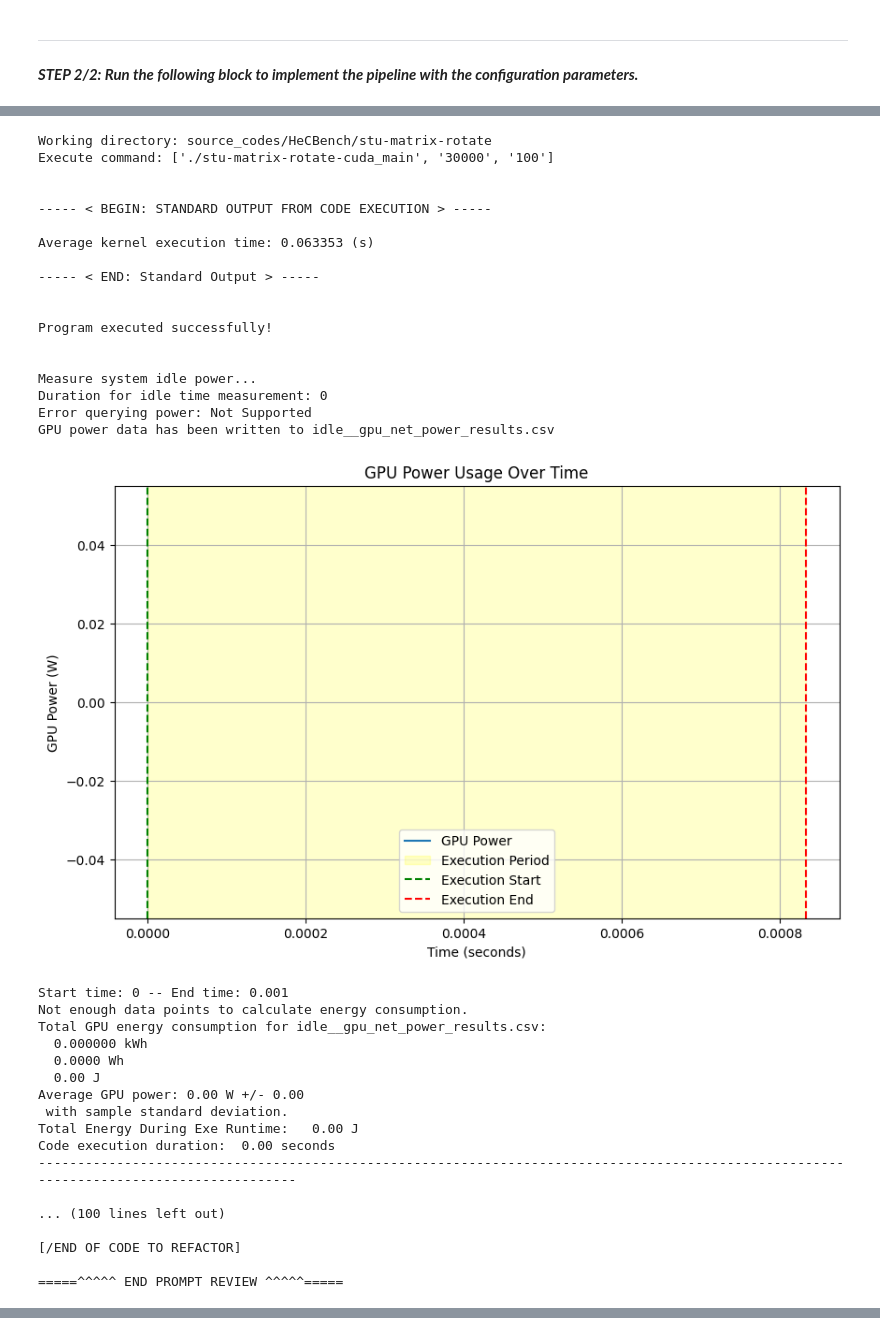
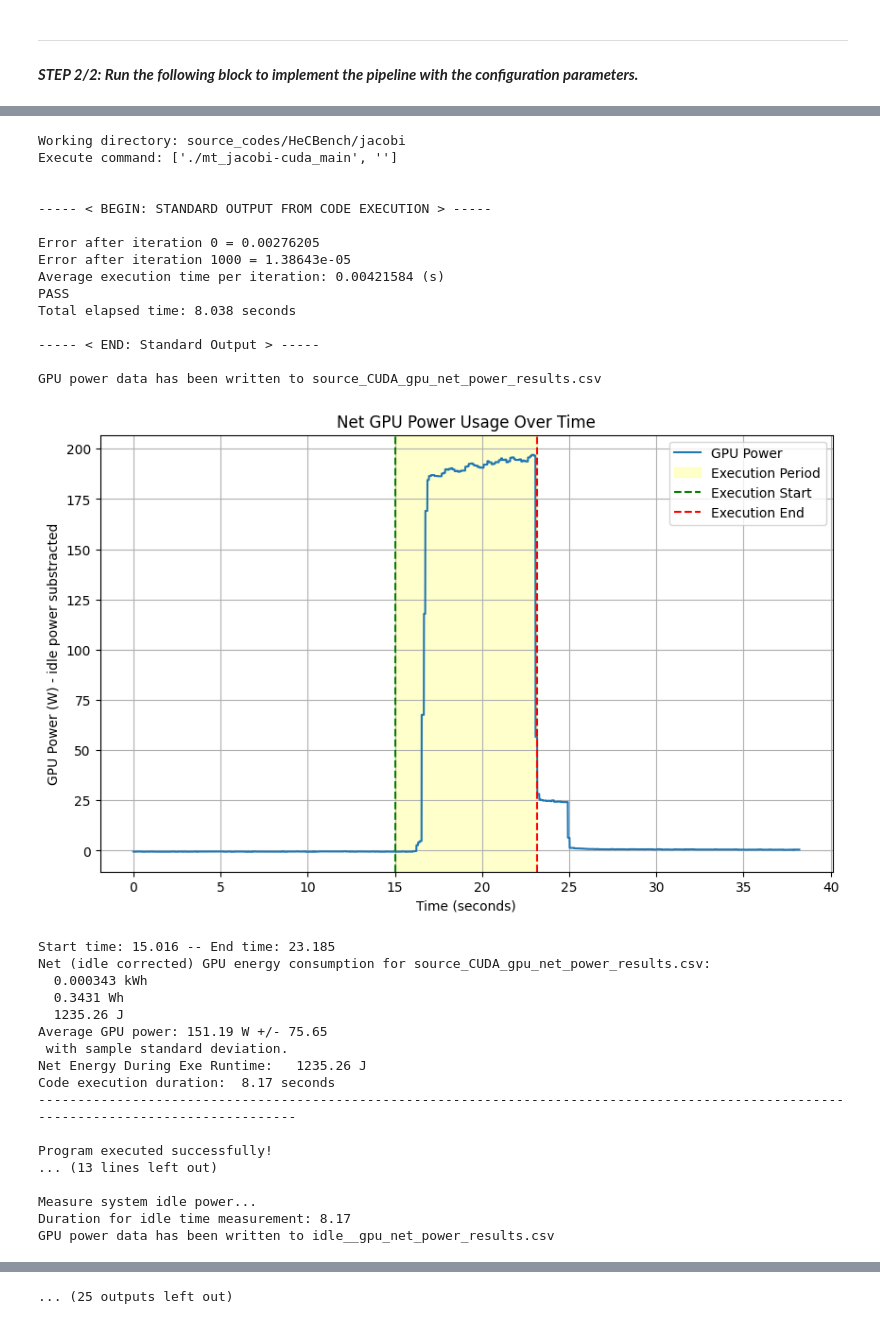
Before and after one commit to SPEAR-UIC/LASSI-EE, a Jupyter notebook: LASSI_power_pipeline_v2.ipynb, the cells around one changed output, grey strips where cells are left out. Saved outputs shown, nothing was run; the diff lists cells and outputs as text; code cells hidden in the pictures.

Commit message:
starting on MT for validation demo

```diff
--- a/LASSI_power_pipeline_v2.ipynb
+++ b/LASSI_power_pipeline_v2.ipynb
@@ -83,7 +114,7 @@ def experimental_setup():
 
     # Enter source application to process through LASSI
     source_collection = "HeCBench"
-    source_app = "stu-matrix-rotate"
+    source_app = "jacobi"
 
     """
     Valid source code folder names (under source_codes):
@@ -92,7 +123,7 @@ def experimental_setup():
     """
     source_folder = source_apps[source_collection]["source_folder"]  # "altis/src/cuda/level2"    #  "HeCBench" "altis/src/cuda/level1"
     app_folder_name = source_apps[source_collection][source_app]["app_folder"]
-    app_name = app_folder_name + "-cuda_main"
+    app_name = "mt_" + app_folder_name + "-cuda_main"
     build_script = False  # False (for HeCBench)
 
 
@@ -116,7 +147,7 @@ def experimental_setup():
     few_shot_learning = False  # True or False
 
     # TOGGLE USE OF POWER MEASUREMENT DURING EXE
-    power_measure = False  # True or False
+    power_measure = True  # True or False
     vary_llm_temp = True  # True or False
 
     # TOGGLE ENERGY EFFICIENCY SELF-CORRECTION FEEDBACK
@@ -171,11 +202,14 @@ def experimental_setup():
     # model_coder = "gpt4o"  # (max token = 128000)
     # model_coder = "gpt4o"  # (max token = 128000)
     # model_coder = "gpt4olatest"  # (max token = 128000)
-    model = "gpto3mini"  # (max token = 200000)
-    model_coder = "gpto3mini"  # (max token = 200000)
-    model_judge = "gpto3mini"  # (max token = 200000)
+    # model = "gpto3mini"  # (max token = 200000)
+    # model_coder = "gpto3mini"  # (max token = 200000)
+    # model_judge = "gpto3mini"  # (max token = 200000)
 
     # -- FROM OLLAMA
+    model = "devstral:24b" # (max token = 128000)
+    model_coder = "devstral:24b" # (max token = 128000)
+    model_judge = "devstral:24b" # (max token = 128000)
     # model = "qwq:latest"  # (max token = 128000)
     # model_coder = "qwen2.5-coder:32b"  # (max token = 32768)
     # model_judge = "qwq:latest"  # (max token = 128000)
@@ -201,11 +235,11 @@ def experimental_setup():
     # model_judge = "llama3.3:70b"  # (max token = 128000)
 
     # Set maximum context token count size for selected LLM:
-    num_ctx = 200000
-    num_ctx_coder = 200000
+    num_ctx = 128000
+    num_ctx_coder = 128000
 
     # Needed only for Argo endpoints
-    uri = "remote"  # local
+    uri = "local"  # local  remote
 
     # ASSIGN LLM API SOURCE:
     if model in ["gpt35", "gpt35large", "gpt4", "gpt4large", "gpt4turbo", "gpt4o", "gpto1preview", "gpto1mini", "gpto3mini"]:
@@ -218,7 +252,7 @@ def experimental_setup():
     """
     [4] SET ADDITIONAL PIPELINE PARAMETERS
     """
-    experiment = "_tTEST-SYSCONTENT-idlecorr_pipelineV2_o3mini_stu-matrot_" + llm_source + "_ee_hecb_selfcontext"  # Assign any label for experiment name.
+    experiment = "_mtTEST_devstral_jacobi_" + llm_source + "_ee_hecb"  # Assign any label for experiment name.
     display_response = True
     test_with_error = False
     generate_test_case = False
@@ -274,7 +308,7 @@ input_code_folder = source_folder + "/" + app_folder_name + "/"
 if build_script:
     input_code_filename = app_name
 else:
-    input_code_filename = app_folder_name + "-" + source_lang.lower() + "_main"
+    input_code_filename = "mt_" + app_folder_name + "-" + source_lang.lower() + "_main"
 if source_lang == "OMP" or source_lang == "SYCL":
     input_code_extension = "cpp"
 elif source_lang == "CUDA" or source_lang == "HIP":
@@ -391,36 +425,33 @@ Test executing the compiled original source code: source_codes/HeCBench/stu-matr
-Working directory: source_codes/HeCBench/stu-matrix-rotate
-Execute command: ['./stu-matrix-rotate-cuda_main', '30000', '100']
+Working directory: source_codes/HeCBench/jacobi
+Execute command: ['./mt_jacobi-cuda_main', '']
 
 
 ----- < BEGIN: STANDARD OUTPUT FROM CODE EXECUTION > -----
 
-Average kernel execution time: 0.063353 (s)
+Error after iteration 0 = 0.00276205
+Error after iteration 1000 = 1.38643e-05
+Average execution time per iteration: 0.00421584 (s)
+PASS
+Total elapsed time: 8.038 seconds
 
 ----- < END: Standard Output > -----
 
-
-Program executed successfully!
-
-
-Measure system idle power...
-Duration for idle time measurement: 0
-Error querying power: Not Supported
-GPU power data has been written to idle__gpu_net_power_results.csv
+GPU power data has been written to source_CUDA_gpu_net_power_results.csv
-[figure, old version]
+[figure, new version]
-Start time: 0 -- End time: 0.001
-Not enough data points to calculate energy consumption.
-Total GPU energy consumption for idle__gpu_net_power_results.csv:
-  0.000000 kWh
-  0.0000 Wh
-  0.00 J
-Average GPU power: 0.00 W +/- 0.00
+Start time: 15.016 -- End time: 23.185
+Net (idle corrected) GPU energy consumption for source_CUDA_gpu_net_power_results.csv:
+  0.000343 kWh
+  0.3431 Wh
+  1235.26 J
+Average GPU power: 151.19 W +/- 75.65
  with sample standard deviation.
-Total Energy During Exe Runtime:   0.00 J
-Code execution duration:  0.00 seconds
+Net Energy During Exe Runtime:   1235.26 J
+Code execution duration:  8.17 seconds
 ----------------------------------------------------------------------------------------------------------------------------------------
 
-... (100 lines left out)
+Program executed successfully!
+... (13 lines left out)
 
-[/END OF CODE TO REFACTOR]
-
-=====^^^^^ END PROMPT REVIEW ^^^^^=====
+Measure system idle power...
+Duration for idle time measurement: 8.17
+GPU power data has been written to idle__gpu_net_power_results.csv
@@ -439,0 +566 @@ KeyboardInterrupt:
+... (25 outputs left out)
```
Also changed, not shown: parts of 5 cells of this notebook, 3 other files.
